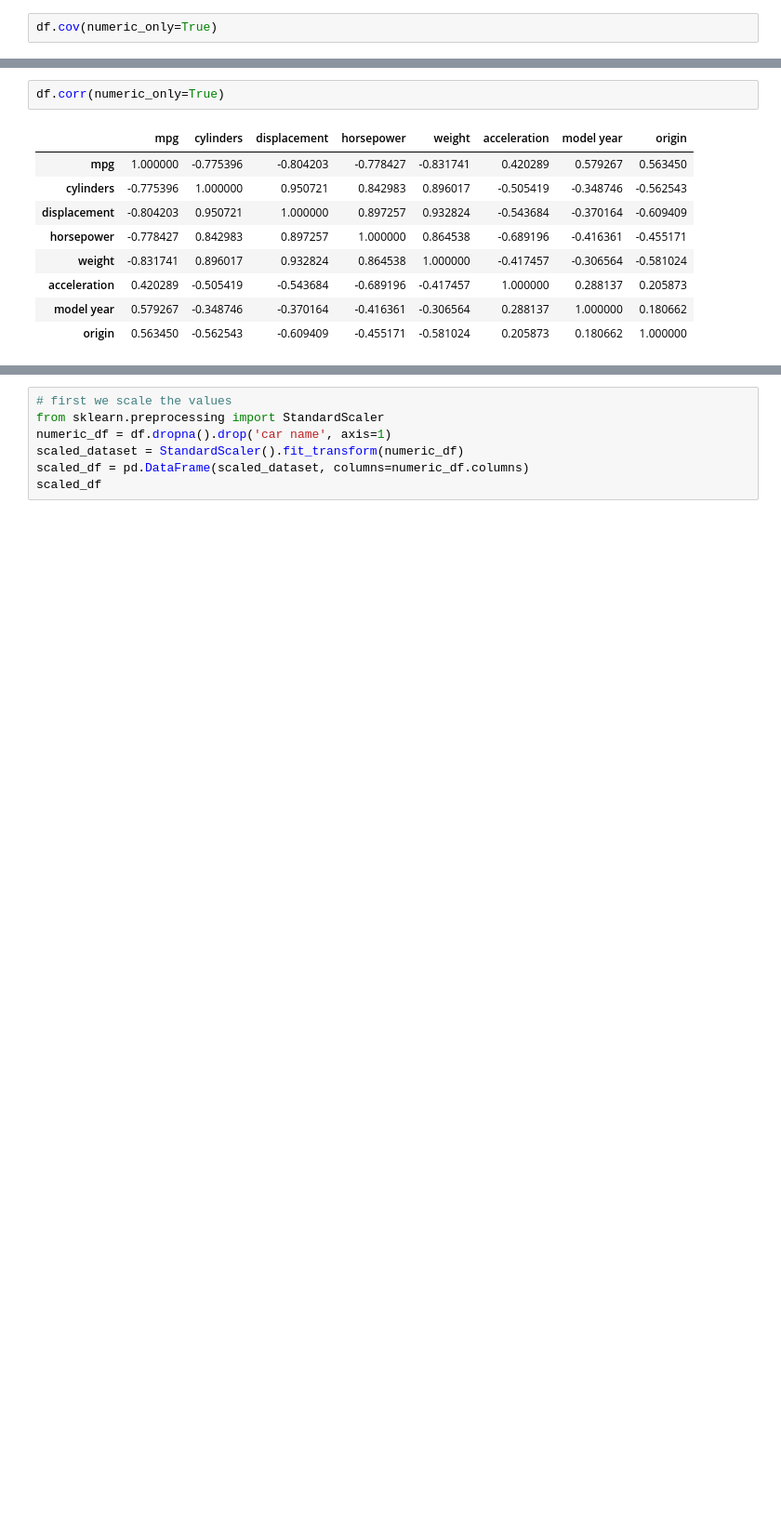
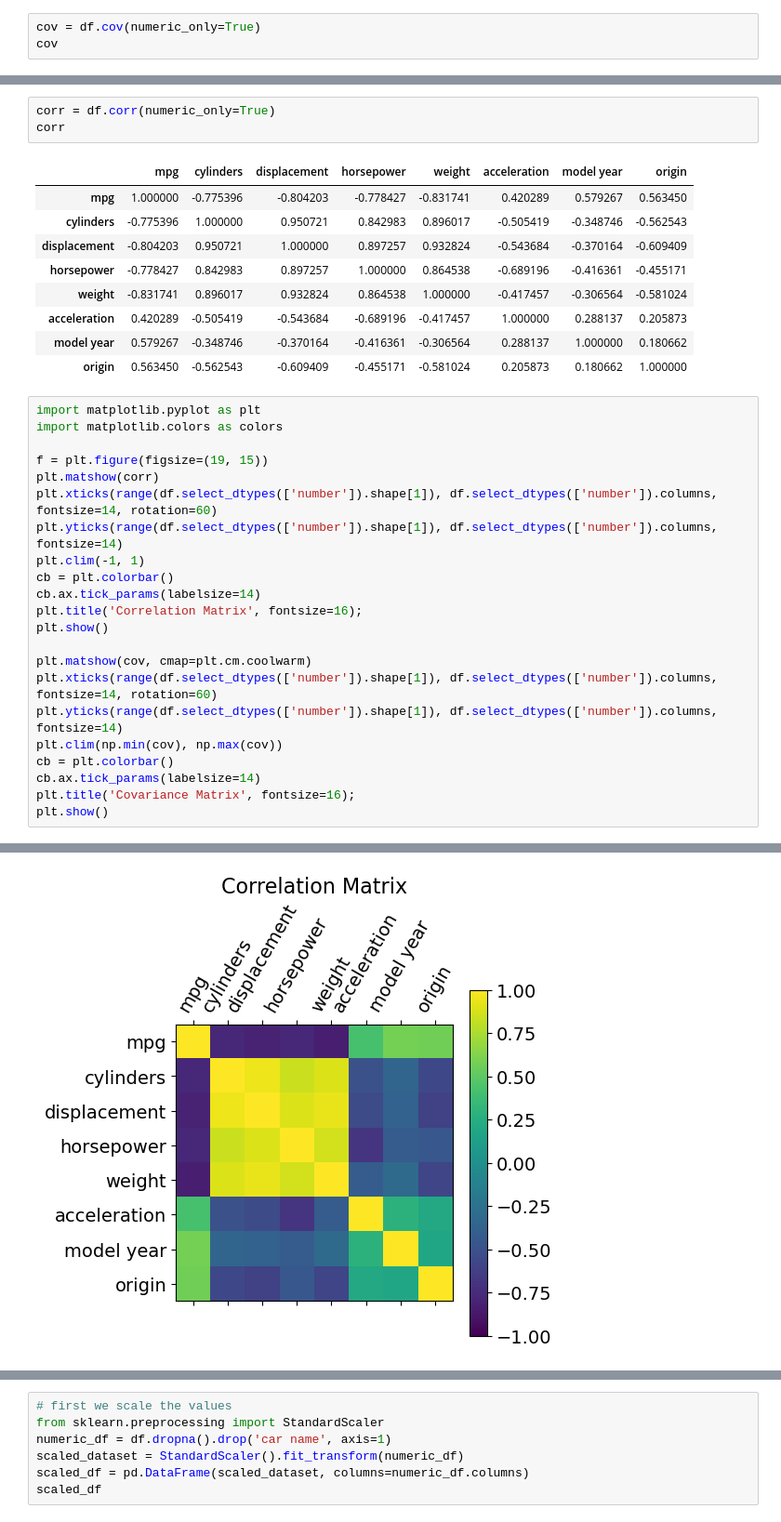
Before and after one commit to milepore/cs548, a Jupyter notebook: hw2/cs548-hw2.ipynb, the cells around one changed output, grey strips where cells are left out. Shown at 93% size. Cells and saved outputs as stored; diff of their text form; blank space fills up the shorter version.

```diff
--- a/hw2/cs548-hw2.ipynb
+++ b/hw2/cs548-hw2.ipynb
@@ -101,5 +238,6 @@ plt.show()
 # %%
-df.cov(numeric_only=True)
+cov = df.cov(numeric_only=True)
+cov
 # %% [output]
 |  | mpg | cylinders | displacement | horsepower | weight | acceleration | model year | origin |
 | mpg | 61.089610 | -10.308911 | -655.402314 | -233.857924 | -5505.211705 | 9.058929 | 16.741163 | 3.532185 |
@@ -111,7 +249,8 @@ df.cov(numeric_only=True)
 | model year | 16.741163 | -2.193499 | -142.717137 | -59.036432 | -959.946344 | 2.938105 | 13.672443 | 0.535790 |
 | origin | 3.532185 | -0.767477 | -50.964989 | -14.112741 | -394.639330 | 0.455354 | 0.535790 | 0.643292 |
 # %%
-df.corr(numeric_only=True)
+corr = df.corr(numeric_only=True)
+corr
 # %% [output]
 |  | mpg | cylinders | displacement | horsepower | weight | acceleration | model year | origin |
 | mpg | 1.000000 | -0.775396 | -0.804203 | -0.778427 | -0.831741 | 0.420289 | 0.579267 | 0.563450 |
@@ -122,3 +261,26 @@ df.corr(numeric_only=True)
 | acceleration | 0.420289 | -0.505419 | -0.543684 | -0.689196 | -0.417457 | 1.000000 | 0.288137 | 0.205873 |
 | model year | 0.579267 | -0.348746 | -0.370164 | -0.416361 | -0.306564 | 0.288137 | 1.000000 | 0.180662 |
 | origin | 0.563450 | -0.562543 | -0.609409 | -0.455171 | -0.581024 | 0.205873 | 0.180662 | 1.000000 |
+# %%
+import matplotlib.pyplot as plt
+import matplotlib.colors as colors
+
+f = plt.figure(figsize=(19, 15))
+plt.matshow(corr)
+plt.xticks(range(df.select_dtypes(['number']).shape[1]), df.select_dtypes(['number']).columns, fontsize=14, rotation=60)
+plt.yticks(range(df.select_dtypes(['number']).shape[1]), df.select_dtypes(['number']).columns, fontsize=14)
+plt.clim(-1, 1)
+cb = plt.colorbar()
+cb.ax.tick_params(labelsize=14)
+plt.title('Correlation Matrix', fontsize=16);
+plt.show()
+
+plt.matshow(cov, cmap=plt.cm.coolwarm)
+plt.xticks(range(df.select_dtypes(['number']).shape[1]), df.select_dtypes(['number']).columns, fontsize=14, rotation=60)
+plt.yticks(range(df.select_dtypes(['number']).shape[1]), df.select_dtypes(['number']).columns, fontsize=14)
+plt.clim(np.min(cov), np.max(cov))
+cb = plt.colorbar()
+cb.ax.tick_params(labelsize=14)
+plt.title('Covariance Matrix', fontsize=16);
+plt.show()
+# %% [output]
@@ -124,0 +288 @@ df.corr(numeric_only=True)
+[figure, added]
```
Also changed, not shown: parts of 25 cells of this notebook, 4 other files.
